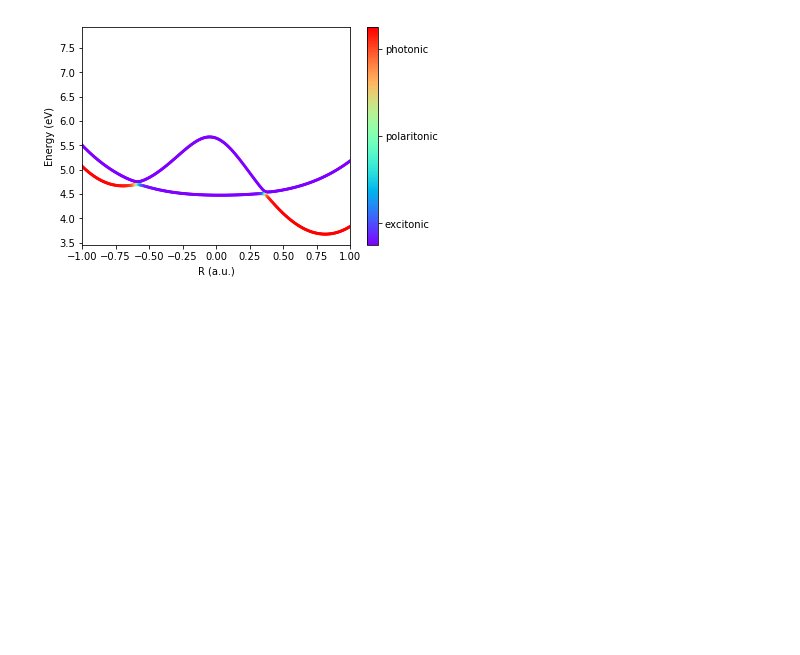
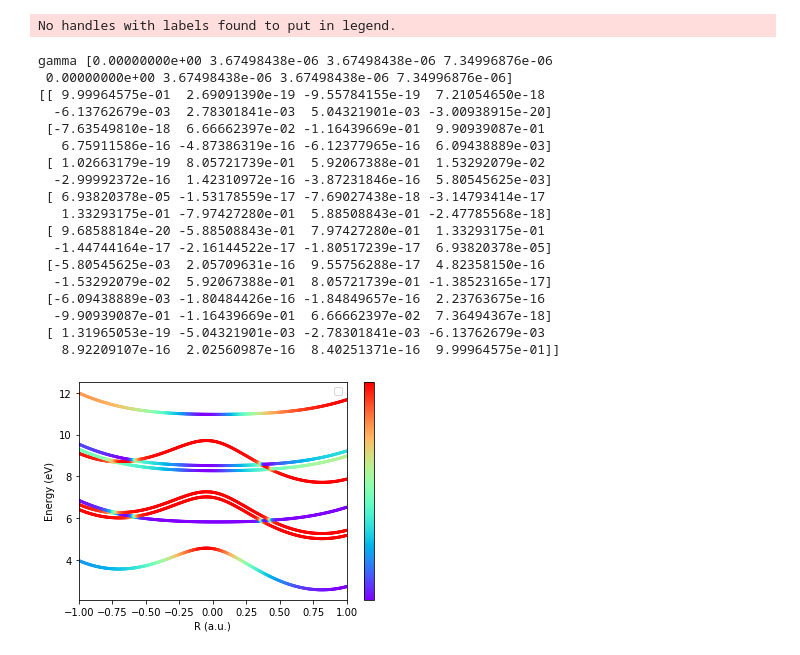
Before and after one commit to FoleyLab/PyCQED, a Jupyter notebook: Polariton_Hamiltonian-wclass.ipynb, the cells around one changed output. Drawn from its saved outputs; the diff is of its cells as text; code cells hidden in the pictures; blank space fills up the shorter version.

Commit message:
further testing of polaritonic class

```diff
--- a/Polariton_Hamiltonian-wclass.ipynb
+++ b/Polariton_Hamiltonian-wclass.ipynb
@@ -11,7 +22,7 @@ from matplotlib import pyplot as plt
 
 ### initial position
 #ri_init = float(sys.argv[1])
-ri_init = -0.66156
+ri_init = -0.600006156
 ### initial velocity
 ##vi_init = float(sys.argv[2])
 vi_init = 3.3375e-5
@@ -55,10 +66,10 @@ N_thresh = int( N_time / 4)
 r_array = []
 
 options = {
-        'Number_of_Photons': 1,
-        'Photon_Energys': [omc],
-        'Coupling_Strengths': [gc],
-        'Photon_Lifetimes': [gam_diss_np],
+        'Number_of_Photons': 2,
+        'Photon_Energys': [omc, 1.1*omc],
+        'Coupling_Strengths': [gc, gc],
+        'Photon_Lifetimes': [gam_diss_np, gam_diss_np],
         'Initial_Position': ri_init,
         'Initial_Velocity': vi_init,
         'Mass': 1009883,
@@ -75,15 +86,19 @@ options = {
 
 ### instantiate
 polt = polaritonic(options)
+print("gamma",polt.gamma_diss)
 
 polt.Transform_L_to_P()
 polt.D_polariton = np.zeros((polt.N_basis_states,polt.N_basis_states),dtype=complex)
 polt.D_polariton[polt.initial_state,polt.initial_state] = 1+0j
 polt.D_local = np.outer(polt.transformation_vecs_L_to_P[:,polt.initial_state], np.conj(polt.transformation_vecs_L_to_P[:,polt.initial_state]))
 
-polt.Transform_L_to_P()
+### make this array more manageable
+v = polt.transformation_vecs_L_to_P
+print(v)
 
-rlist = np.linspace(-1.5, 1.5, 500)
+
+rlist = np.linspace(-1, 1, 500)
 PES = np.zeros((len(rlist),polt.N_basis_states))
 CES = np.zeros((len(rlist),polt.N_basis_states))
 
@@ -97,49 +112,65 @@ for r in range(0,len(rlist)):
     wr_str = wr_str + str(polt.R) + " "
     pc_str = pc_str + str(polt.R) + " "
     polt.H_e()
     polt.H_total = np.copy(polt.H_electronic + polt.H_photonic + polt.H_interaction)
     polt.Transform_L_to_P()
-    #polt.D_local = np.outer(polt.transformation_vecs_L_to_P[:,polt.initial_state], np.conj(polt.transformation_vecs_L_to_P[:,polt.initial_state]))
-    #print("TV")
-    #print(polt.transformation_vecs_L_to_P)
+    v = polt.transformation_vecs_L_to_P
 
     ### get energies and photonic contributions to a given surface
-
+    #print(polt.local_basis)
     for i in range(0,polt.N_basis_states):
+        v_i = v[:,i]
+        cv_i = np.conj(v_i)
         PES[r,i] = polt.polariton_energies[i]
-        polt.D_local = np.outer(polt.transformation_vecs_L_to_P[:,i],
-                                np.conj(polt.transformation_vecs_L_to_P[:,i]))
-        #wr_str = wr_str + str(polt.polariton_energies[i]) + " "
-
-        ### loop over all photon indices in basis states
         pc = 0
-        for j in range(1,polt.NPhoton+1):
-            #print(polt.R,i,j,polt.local_basis[i,:])
-            if polt.local_basis[i,j]==1:
-                #print("now",polt.R,i,j,polt.local_basis[i,j], polt.transformation_vecs_L_to_P[j,i])
-                pc = pc + np.real(polt.D_local[i,i])
-                #print("nn",pc)
-            #pc_str = pc_str + str(pc) + " "
+        for j in range(0,polt.N_basis_states):
+            if polt.gamma_diss[j]>0:
+                pc = pc + cv_i[j] * v_i[j]
         CES[r,i] = pc
-
 
 #    pes_file.write(wr_str)
 #    pc_file.write(pc_str)
 
 ### Close PES file
 #pes_file.close()
 #pc_file.close()
 fig, ax = plt.subplots()
 cm = plt.cm.get_cmap('rainbow')
+im = ax.scatter(rlist, 27.211*PES[:,0], c=CES[:,0], cmap=cm, s=4)
+im = ax.scatter(rlist, 27.211*PES[:,1], c=CES[:,1], cmap=cm, s=4)
 im = ax.scatter(rlist, 27.211*PES[:,2], c=CES[:,2], cmap=cm, s=4) # rlist, 27.211*PPES[:,1], c=LP_p, cmap=cm )
-im = ax.scatter(rlist, 27.211*PES[:,1], c=CES[:,1], cmap=cm, s=4)
+im = ax.scatter(rlist, 27.211*PES[:,3], c=CES[:,3], cmap=cm, s=4)
+im = ax.scatter(rlist, 27.211*PES[:,4], c=CES[:,4], cmap=cm, s=4)
+im = ax.scatter(rlist, 27.211*PES[:,5], c=CES[:,5], cmap=cm, s=4)
+im = ax.scatter(rlist, 27.211*PES[:,6], c=CES[:,6], cmap=cm, s=4)
+im = ax.scatter(rlist, 27.211*PES[:,7], c=CES[:,7], cmap=cm, s=4)
 cbar = fig.colorbar(im, ticks=[0.1, 0.5, 0.9])
 cbar.ax.set_yticklabels(['excitonic', 'polaritonic', 'photonic'])
 plt.xlim(-1.,1.)
 #plt.ylim(3.5,6.)
 plt.xlabel("R (a.u.)")
 plt.ylabel("Energy (eV)")
+plt.legend()
 #plt.savefig(filename)
 plt.show()
 # %% [output]
+No handles with labels found to put in legend.
+gamma [0.00000000e+00 3.67498438e-06 3.67498438e-06 7.34996876e-06
+ 0.00000000e+00 3.67498438e-06 3.67498438e-06 7.34996876e-06]
+[[ 9.99964575e-01  2.69091390e-19 -9.55784155e-19  7.21054650e-18
+  -6.13762679e-03  2.78301841e-03  5.04321901e-03 -3.00938915e-20]
+ [-7.63549810e-18  6.66662397e-02 -1.16439669e-01  9.90939087e-01
+   6.75911586e-16 -4.87386319e-16 -6.12377965e-16  6.09438889e-03]
+ [ 1.02663179e-19  8.05721739e-01  5.92067388e-01  1.53292079e-02
+  -2.99992372e-16  1.42310972e-16 -3.87231846e-16  5.80545625e-03]
+ [ 6.93820378e-05 -1.53178559e-17 -7.69027438e-18 -3.14793414e-17
+   1.33293175e-01 -7.97427280e-01  5.88508843e-01 -2.47785568e-18]
+ [ 9.68588184e-20 -5.88508843e-01  7.97427280e-01  1.33293175e-01
+  -1.44744164e-17 -2.16144522e-17 -1.80517239e-17  6.93820378e-05]
+ [-5.80545625e-03  2.05709631e-16  9.55756288e-17  4.82358150e-16
+  -1.53292079e-02  5.92067388e-01  8.05721739e-01 -1.38523165e-17]
+ [-6.09438889e-03 -1.80484426e-16 -1.84849657e-16  2.23763675e-16
+  -9.90939087e-01 -1.16439669e-01  6.66662397e-02  7.36494367e-18]
+ [ 1.31965053e-19 -5.04321901e-03 -2.78301841e-03 -6.13762679e-03
+   8.92209107e-16  2.02560987e-16  8.40251371e-16  9.99964575e-01]]
-[figure, old version]
+[figure, new version]
```
Also changed, not shown: parts of 1 cell of this notebook, 2 other files.
